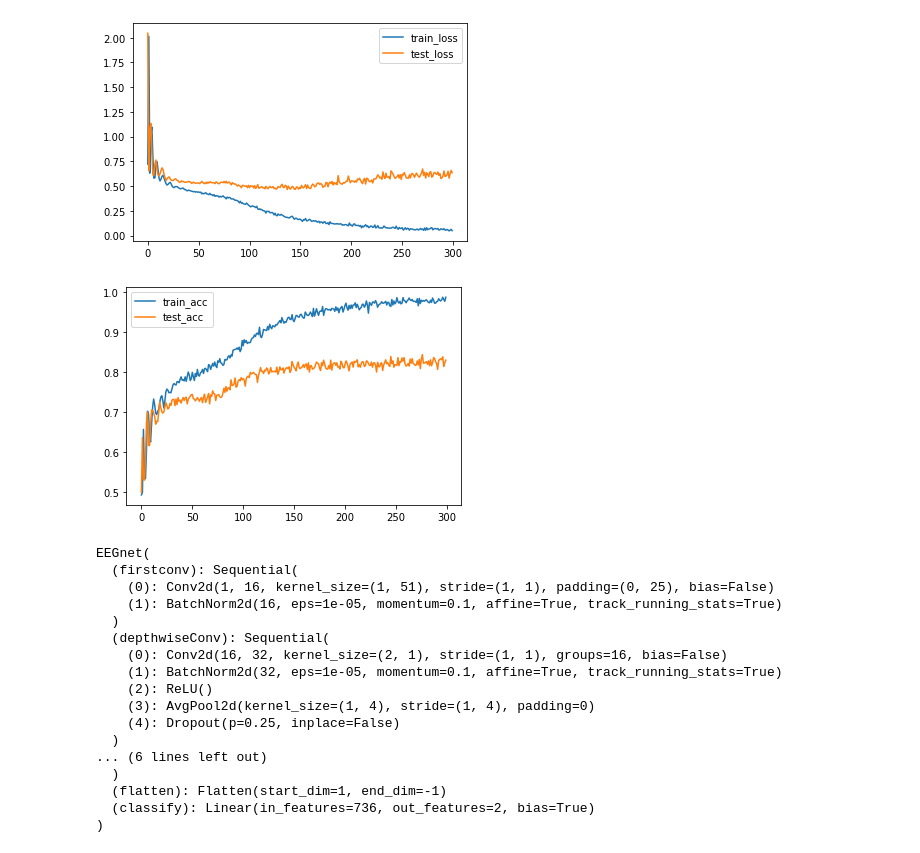
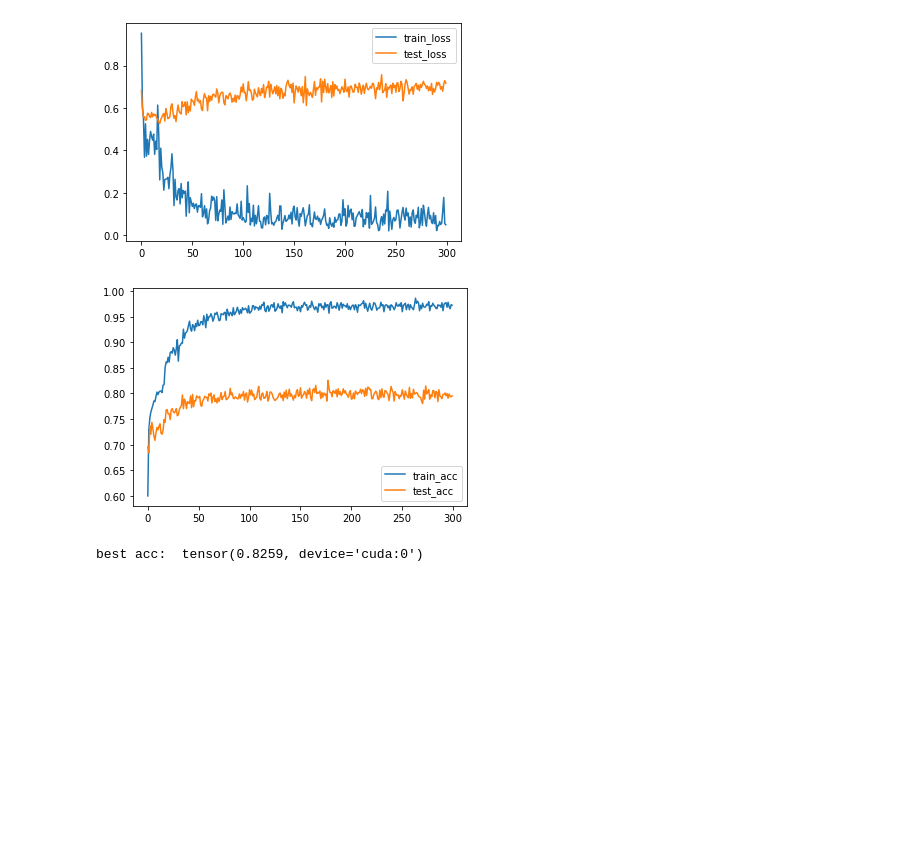
Before and after one commit to banne2266/DeepLearningAndPractice-DLP-NYCU-2022, a Jupyter notebook: lab4/main.ipynb, the cells around one changed output. Drawn from its saved outputs; the diff is of its cells as text; code cells hidden in the pictures; blank space fills up the shorter version.

```diff
--- a/lab4/main.ipynb
+++ b/lab4/main.ipynb
@@ -13,43 +38,51 @@ EPOCH = 300
 # %%
 net = EEGnet(nn.ReLU()).to(device)
-#net = DeepConvNet(nn.ReLU()).to(device)
+#net = DeepConvNet(nn.ELU()).to(device)
 
-train_data, train_label, test_data, test_label = read_bci_data()
-
-train_data = torch.Tensor(train_data).to(device)
-train_label = torch.Tensor(train_label).type(torch.LongTensor).to(device)
-test_data = torch.Tensor(test_data).to(device)
-test_label = torch.Tensor(test_label).type(torch.LongTensor).to(device)
-
-optimizer = torch.optim.Adam(net.parameters(), lr = 0.01)
+optimizer = torch.optim.Adam(net.parameters(), lr = 0.02)
 loss = nn.CrossEntropyLoss()
+scheduler = torch.optim.lr_scheduler.ReduceLROnPlateau(optimizer, mode='min', factor=0.5, patience=10, verbose=True, min_lr=0.00001, cooldown=10)
 
 train_loss = []
 test_loss = []
 train_acc = []
 test_acc = []
+best_test_acc = 0
 
 for epoch in range(1, EPOCH+1):
-    y_pred = net(train_data)
-    output = loss(y_pred, train_label)
-    net.zero_grad()
-    output.backward()
-    optimizer.step()
+    total_acc = 0
+    total_item = 0
+    for (x, y_true) in train_loader:
+        y_pred = net(x)
+        output = loss(y_pred, y_true)
+        net.zero_grad()
+        output.backward()
+        optimizer.step()
 
-    _, y_pred = torch.max(y_pred.data, 1)
-    accuracy = (y_pred == train_label).sum()/train_data.shape[0]
+
+        _, y_pred = torch.max(y_pred.data, 1)
+        total_acc += (y_pred == y_true).sum()
+        total_item += y_pred.shape[0]
+
+    accuracy = total_acc / total_item
     train_loss.append(output.item())
     train_acc.append(accuracy)
-    print(f"epoch: {epoch}/{EPOCH}, Training loss: {output.item()}, Training accuracy: {accuracy}")
+    #print(f"epoch: {epoch}/{EPOCH}, Training loss: {output.item()}, Training accuracy: {accuracy}")
 
 
-    y_pred = net(test_data)
-    output = loss(y_pred, test_label)
+    with torch.no_grad():
+        y_pred = net(test_data)
+        output = loss(y_pred, test_label)
+
     _, y_pred = torch.max(y_pred.data, 1)
     accuracy = (y_pred == test_label).sum()/train_data.shape[0]
     test_loss.append(output.item())
     test_acc.append(accuracy)
-    print(f"Test loss: {output.item()}, Test accuracy: {accuracy}")
+    #print(f"Test loss: {output.item()}, Test accuracy: {accuracy}")
+    if accuracy > best_test_acc:
+        best_test_acc = accuracy
+
+    scheduler.step(output.item())
 
 plt.plot(train_loss, label="train_loss")
 plt.plot(test_loss, label="test_loss")
@@ -60,6 +93,7 @@ plt.plot(test_acc, label="test_acc")
 plt.legend()
 plt.show()
 
+print("best acc: ", best_test_acc)
 
 
 net.eval()
@@ -84,19 +112,3 @@ Test loss: 0.6344543695449829, Test accuracy: 0.8305555582046509
-[figure, old version]
+[figure, new version]
-[figure, old version]
+[figure, new version]
-EEGnet(
-  (firstconv): Sequential(
-    (0): Conv2d(1, 16, kernel_size=(1, 51), stride=(1, 1), padding=(0, 25), bias=False)
-    (1): BatchNorm2d(16, eps=1e-05, momentum=0.1, affine=True, track_running_stats=True)
-  )
-  (depthwiseConv): Sequential(
-    (0): Conv2d(16, 32, kernel_size=(2, 1), stride=(1, 1), groups=16, bias=False)
-    (1): BatchNorm2d(32, eps=1e-05, momentum=0.1, affine=True, track_running_stats=True)
-    (2): ReLU()
-    (3): AvgPool2d(kernel_size=(1, 4), stride=(1, 4), padding=0)
-    (4): Dropout(p=0.25, inplace=False)
-  )
-... (6 lines left out)
-  )
-  (flatten): Flatten(start_dim=1, end_dim=-1)
-  (classify): Linear(in_features=736, out_features=2, bias=True)
-)
+best acc:  tensor(0.8259, device='cuda:0')
```
Also changed, not shown: parts of 3 cells of this notebook.
